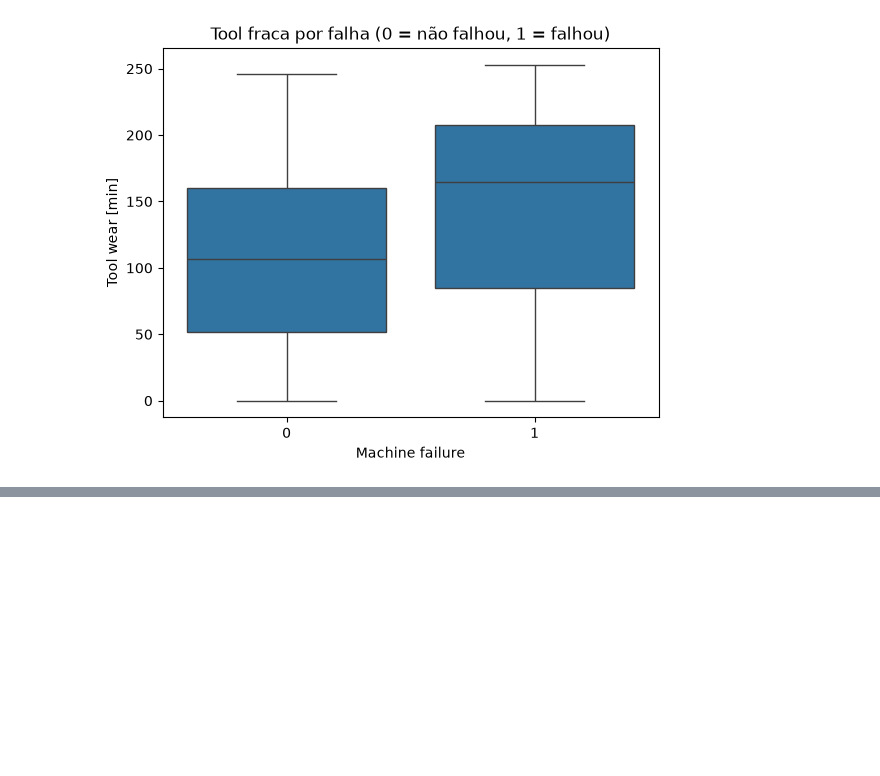
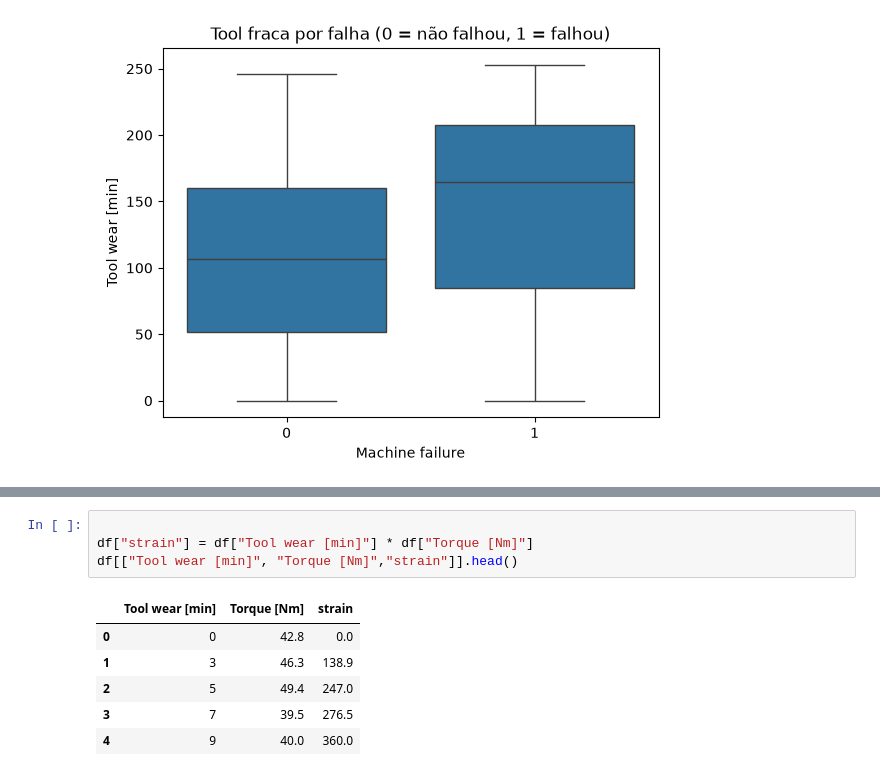
Before and after one commit to IsantoDev/industria-preditiva, a Jupyter notebook: notebooks/01_eda.ipynb, the cells around one changed output, grey strips where cells are left out. Saved outputs shown, nothing was run; the diff lists cells and outputs as text; blank space fills up the shorter version.

```diff
--- a/notebooks/01_eda.ipynb
+++ b/notebooks/01_eda.ipynb
@@ -95,0 +116,11 @@ plt.show()
+# %%
+
+df["strain"] = df["Tool wear [min]"] * df["Torque [Nm]"]
+df[["Tool wear [min]", "Torque [Nm]","strain"]].head()
+# %% [output]
+|  | Tool wear [min] | Torque [Nm] | strain |
+| 0 | 0 | 42.8 | 0.0 |
+| 1 | 3 | 46.3 | 138.9 |
+| 2 | 5 | 49.4 | 247.0 |
+| 3 | 7 | 39.5 | 276.5 |
+| 4 | 9 | 40.0 | 360.0 |
```
Also changed, not shown: parts of 3 cells of this notebook, 1 other file.
